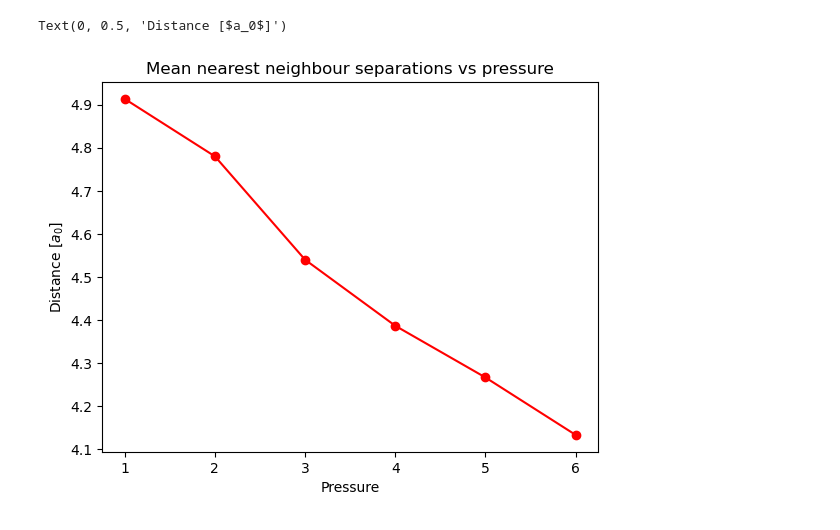
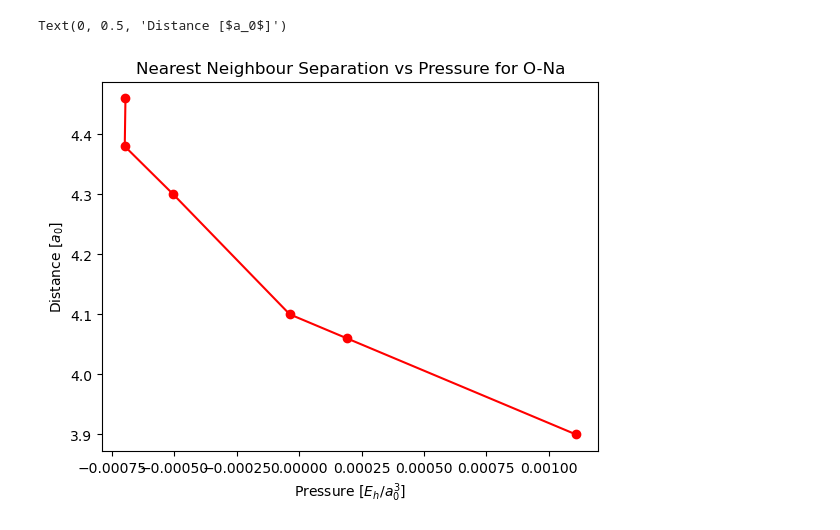
Before and after one commit to fionabaumhauer/msc_summer_project, a Jupyter notebook: nearest_neighbour_separations.ipynb, the cells around one changed output. Drawn from its saved outputs; the diff is of its cells as text; code cells hidden in the pictures.

```diff
--- a/nearest_neighbour_separations.ipynb
+++ b/nearest_neighbour_separations.ipynb
@@ -99,11 +115,34 @@ p6_separations = np.array([3.81999991461635,2.57999994233251, 3.89999991282821,5
 
 all_p_separations = [p1_separations, p2_separations,p3_separations,p4_separations, p5_separations, p6_separations]
 all_mean_separations = [np.mean(x) for x in all_p_separations]
-# %%
-plt.plot([x for x in range(1,7)], all_mean_separations, color = 'red', marker = 'o')
-plt.title('Mean nearest neighbour separations vs pressure')
-plt.xlabel('Pressure')
-plt.ylabel('Distance [$a_0$]')
-# %% [output]
-Text(0, 0.5, 'Distance [$a_0$]')
-[figure, removed]
+# %%
+separations_111 = [3.97999991104007, 3.97999991104007, 3.93999991193414, 3.89999991282821, 3.85999991372228, 3.81999991461635]
+separations_121 = [2.61999994143844, 2.61999994143844, 2.61999994143844, 2.61999994143844, 2.61999994143844, 2.57999994233251]
+separations_131 = [4.45999990031123, 4.37999990209937, 4.29999990388751, 4.09999990835786, 4.05999990925193, 3.89999991282821]
+separations_221 = [6.53999985381961, 6.13999986276031, 5.45999987795949, 5.17999988421798, 5.13999988511205, 5.01999988779426]
+separations_231 = [5.77999987080693, 5.65999987348914, 5.45999987795949, 5.21999988332391, 5.21999988332391, 5.01999988779426]
+separations_331 = [6.09999986365438, 5.89999986812472, 5.45999987795949, 5.29999988153577, 4.69999989494681, 4.45999990031123]
+# %%
+pair = '131'
+separations = separations_131
+
+title_label = ''
+for character in pair[:-1]:
+    if character == '1':
+        title_label += 'O-'
+    elif character == '2':
+        title_label += 'C-'
+    elif character == '3':
+        title_label += 'Na-'
+    else:
+        print('Invalid character:', character)
+        break
+title_label = title_label[:-1]
+
+plt.plot(pressures_au, separations, color = 'red', marker = 'o')
+plt.title('Nearest Neighbour Separation vs Pressure for ' + title_label)
+plt.xlabel('Pressure [$E_h$/$a_0^{3}$]')
+plt.ylabel('Distance [$a_0$]')
+# %% [output]
+Text(0, 0.5, 'Distance [$a_0$]')
+[figure, added]
```
Also changed, not shown: parts of 2 cells of this notebook, 1 other file.
